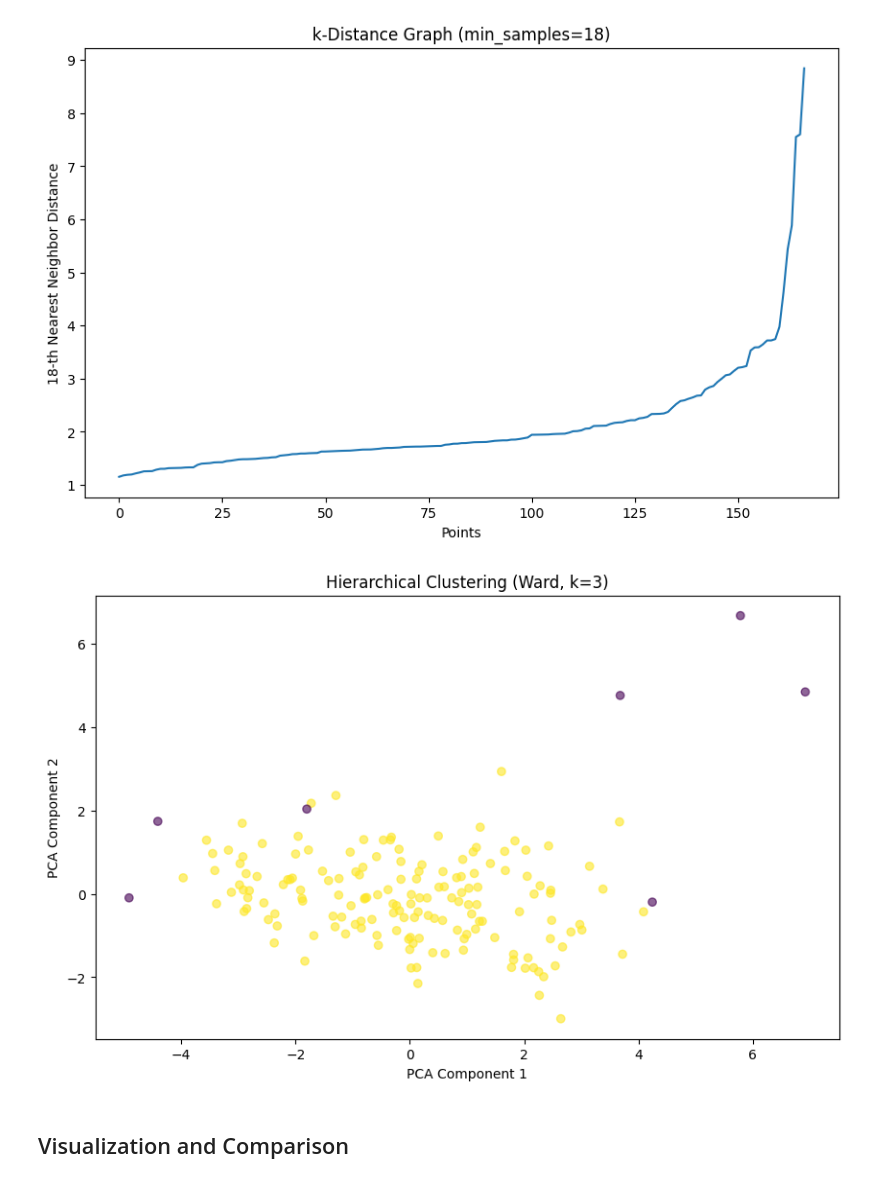
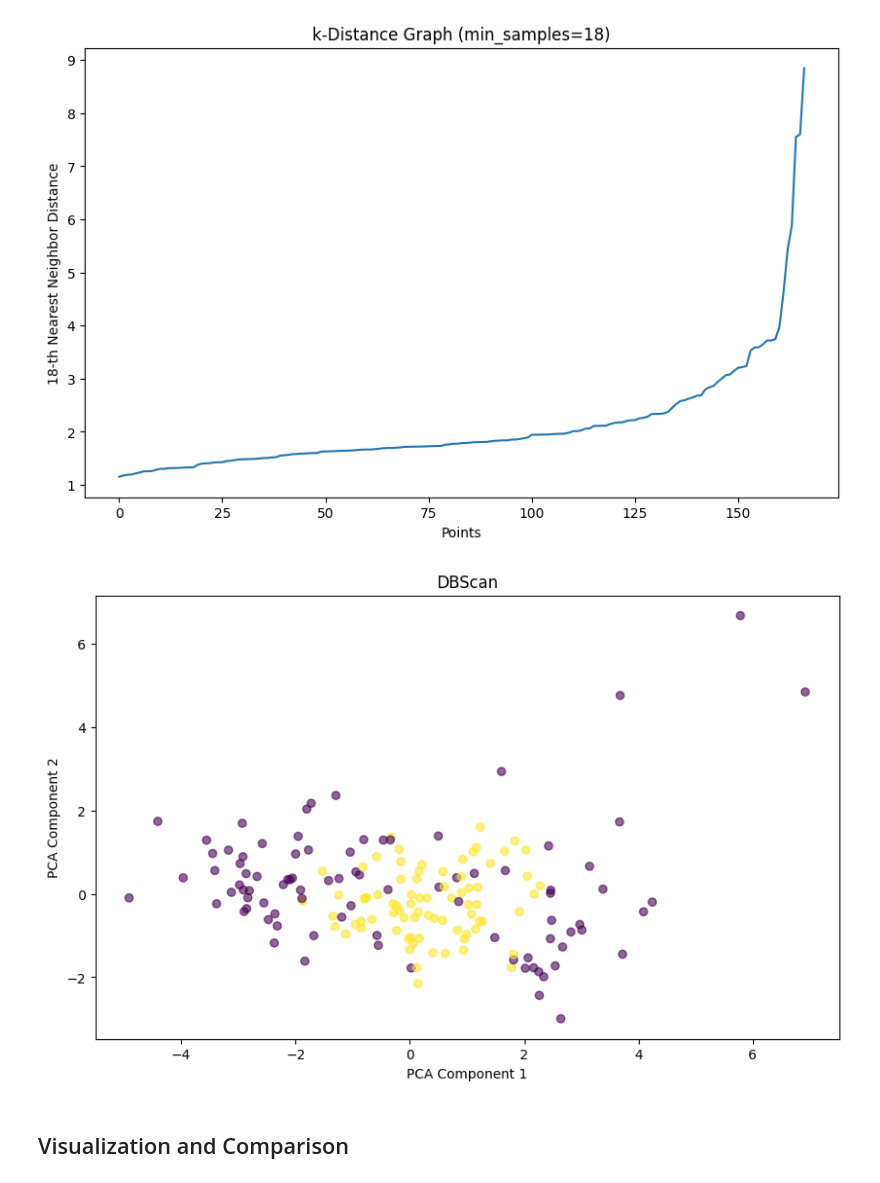
Before and after one commit to abe16s/Categorize-Countries, a Jupyter notebook: notebooks/comparison.ipynb, the cells around one changed output. Cells and saved outputs as stored; diff of their text form; code cells hidden in the pictures.

```diff
--- a/notebooks/comparison.ipynb
+++ b/notebooks/comparison.ipynb
@@ -86,13 +90,13 @@ plt.show()
 # %% [output]
 [figure]
 # %%
-# Run DBSCAN with tuned eps=2.5 (adjust based on the k-distance graph)
-dbscan = DBSCAN(eps=2.5, min_samples=min_samples)
+# Run DBSCAN with tuned eps=1.5 (adjust based on the k-distance graph)
+dbscan = DBSCAN(eps=1.5, min_samples=min_samples)
 dbscan_labels = dbscan.fit_predict(X_scaled)
 # %%
-plot_clusters(X_scaled, dbscan_labels, None, 'Hierarchical Clustering (Ward, k=3)')
+plot_clusters(X_scaled, dbscan_labels, None, 'DBScan')
 # %% [output]
-[figure, old version]
+[figure, new version]
 # %% [markdown]
 ## Visualization and Comparison
 # %% [markdown]
```
Also changed, not shown: parts of 9 cells of this notebook.
